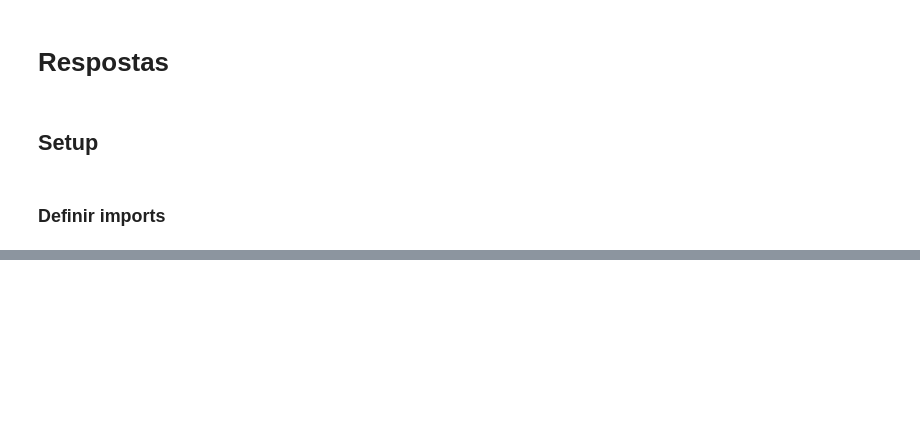
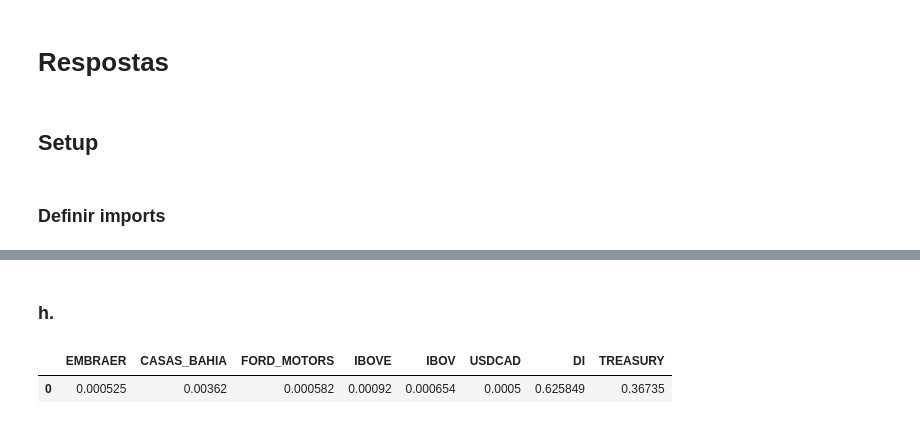
Before and after one commit to brenodsp/trabalho_risco, a Jupyter notebook: respostas.ipynb, the cells around one changed output, grey strips where cells are left out. Drawn from its saved outputs; the diff is of its cells as text; code cells hidden in the pictures; blank space fills up the shorter version.

```diff
--- a/respostas.ipynb
+++ b/respostas.ipynb
@@ -24,0 +78,7 @@ data_handler = InputsDataHandler()
+# %%
+calculadora_var_parametrico = VarParametrico(
+    carteira_canonica,
+    ExposicaoCarteira(carteira_canonica, data_handler),
+    fatores_risco,
+    IntervaloConfianca.P99
+)
@@ -24,0 +96,7 @@ data_handler = InputsDataHandler()
+# %% [markdown]
+### h.
+# %%
+calculadora_var_parametrico.participacao_percentual_posicoes()
+# %% [output]
+|  | EMBRAER | CASAS_BAHIA | FORD_MOTORS | IBOVE | IBOV | USDCAD | DI | TREASURY |
+| 0 | 0.000525 | 0.00362 | 0.000582 | 0.00092 | 0.000654 | 0.0005 | 0.625849 | 0.36735 |
```
Also changed, not shown: parts of 36 cells of this notebook.
